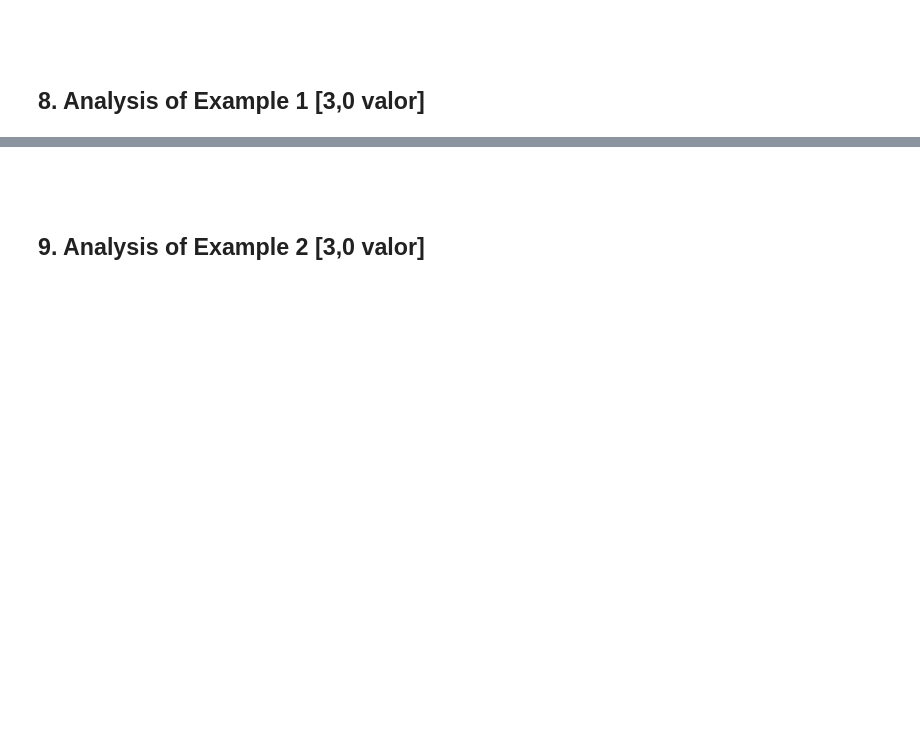
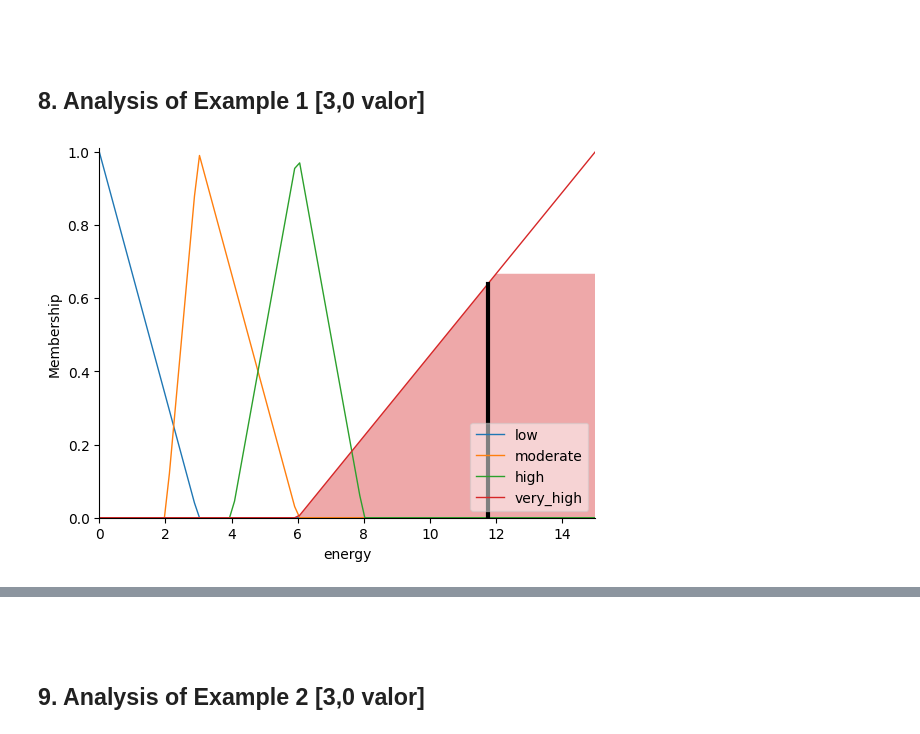
Before and after one commit to s126784/tmbd, a Jupyter notebook: Work-01-G1.ipynb, the cells around one changed output, grey strips where cells are left out. Saved outputs shown, nothing was run; the diff lists cells and outputs as text; code cells hidden in the pictures; blank space fills up the shorter version.

```diff
--- a/Work-01-G1.ipynb
+++ b/Work-01-G1.ipynb
@@ -232,3 +327,31 @@ plt.show()
 <br><br>
 
 ## 8. Analysis of Example 1 [3,0 valor]
+# %%
+
+#High Temperature Summer Afternoon Energy Consumption Analysis
+
+# Context: We're analyzing a typical summer afternoon scenario where the temperature is high (30°C) during peak hours (14:00). This is a critical scenario for energy consumption as it combines high cooling needs with typical afternoon activities in a household.
+
+# Inputs for the Fuzzy Control System:
+# - Temperature: 30°C (high)
+# - Time: 14:00 (afternoon)
+
+# Expected Result Analysis:
+# - High temperatures typically lead to increased cooling system usage
+# - Afternoon hours are associated with active household periods
+# - The combination suggests elevated energy consumption
+
+# Compute the output
+# Set up the test case
+energy_simulation.input['temperature'] = 30
+energy_simulation.input['time'] = 14
+
+# Calculate energy consumption prediction
+energy_simulation.compute()
+
+# Visualize the result
+energy.view(sim=energy_simulation)
+plt.show()
+# %% [output]
+[figure, added]
```
Also changed, not shown: parts of 22 cells of this notebook.
